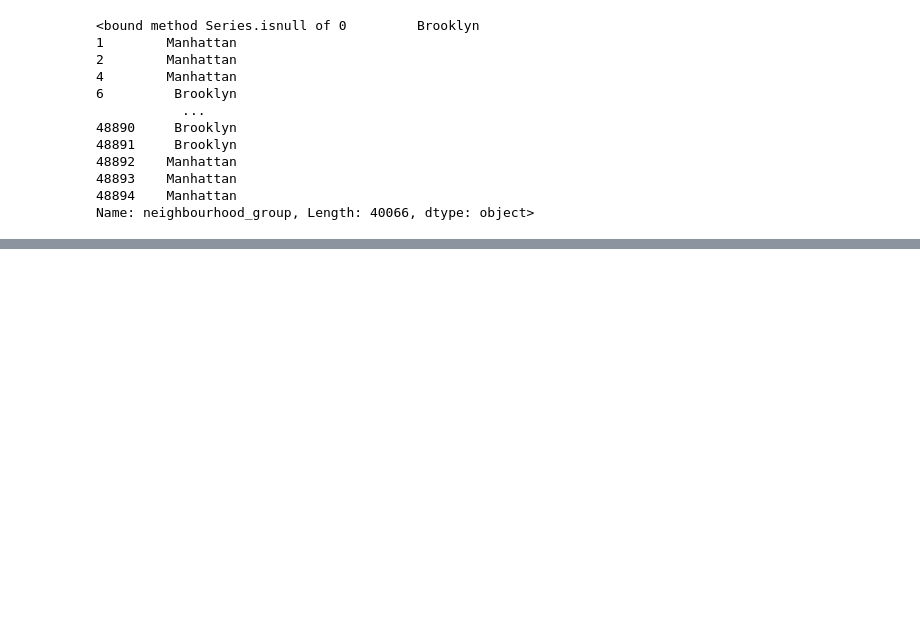
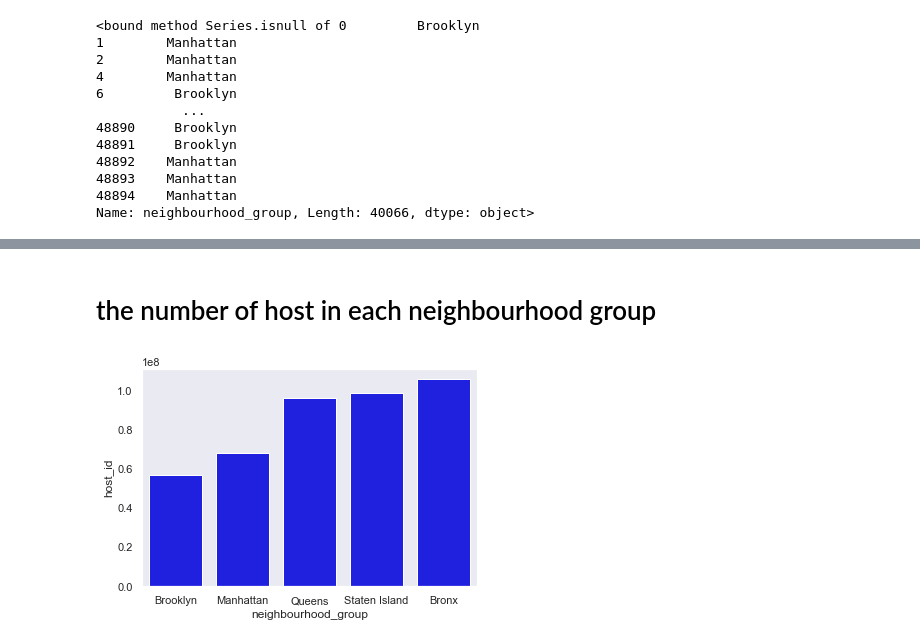
Before and after one commit to Reem1428/EDA_New-York-City-Airbnb, a Jupyter notebook: eda.ipynb, the cells around one changed output, grey strips where cells are left out. Saved outputs shown, nothing was run; the diff lists cells and outputs as text; code cells hidden in the pictures; blank space fills up the shorter version.

```diff
--- a/eda.ipynb
+++ b/eda.ipynb
@@ -372,0 +379,6 @@ ax2.scatter('neighbourhood_group','number_of_reviews',data=df1.head(1000));
+# %% [markdown]
+# the number of host in each neighbourhood group
+# %%
+sns.barplot(df['neighbourhood_group'],df['host_id'],color='blue',ci=None);
+# %% [output]
+[figure, added]
```
Also changed, not shown: parts of 15 cells of this notebook.
